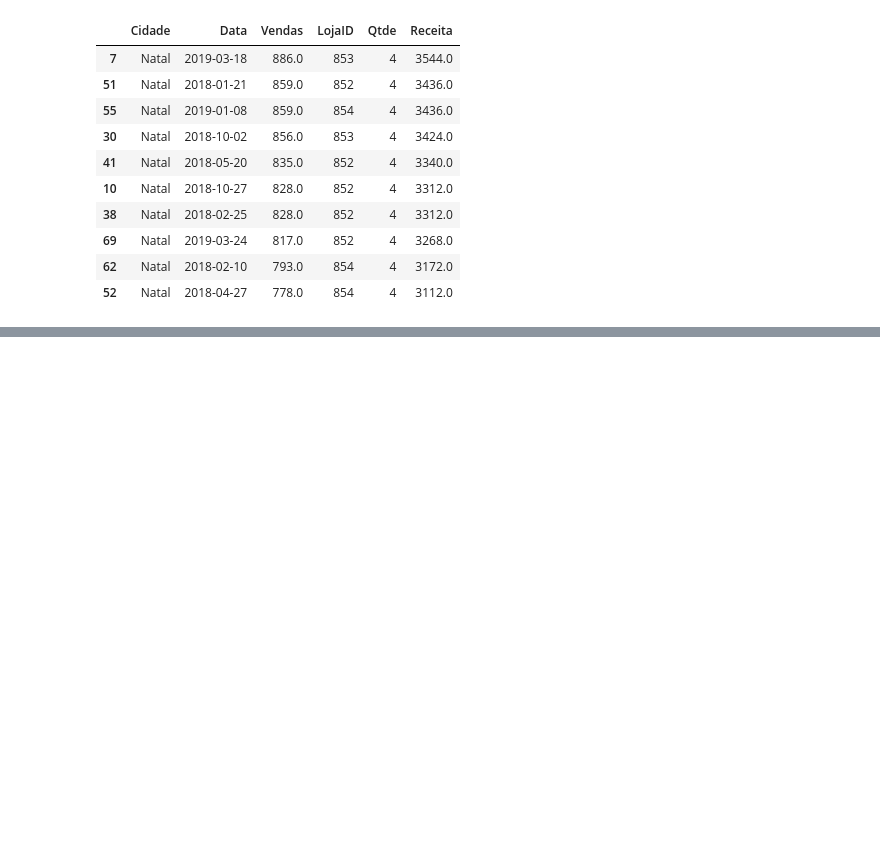
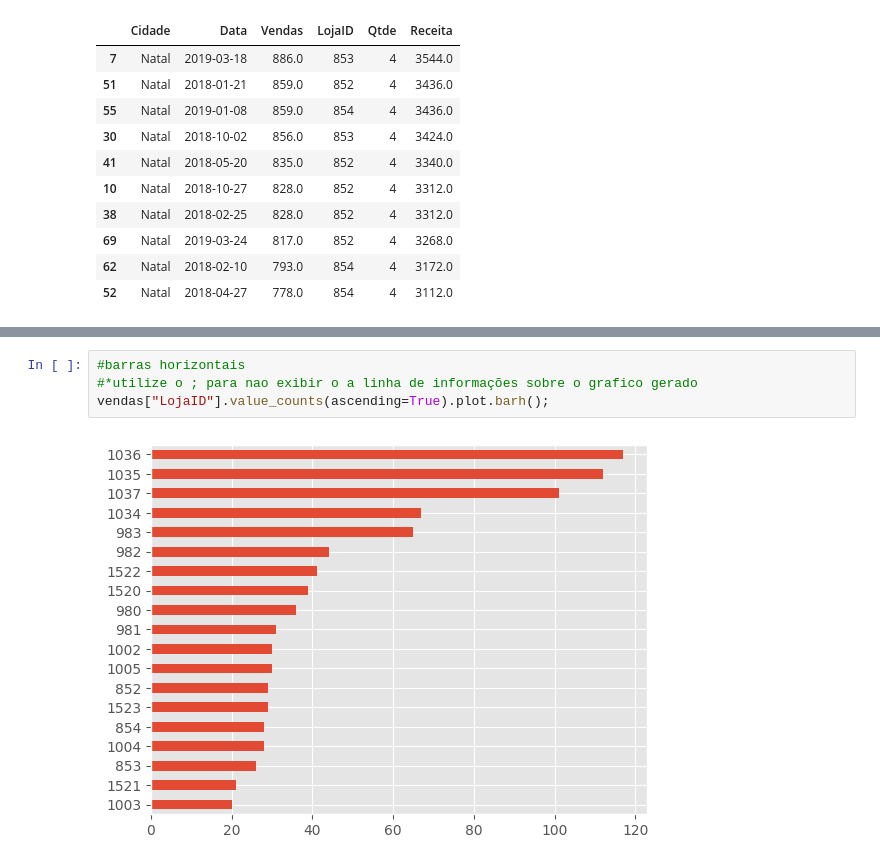
Before and after one commit to helderlopess/desafio_datascience_DIO_UNIMED, a Jupyter notebook: Desafio_codigo_excel.ipynb, the cells around one changed output, grey strips where cells are left out. Drawn from its saved outputs; the diff is of its cells as text; blank space fills up the shorter version.

```diff
--- a/Desafio_codigo_excel.ipynb
+++ b/Desafio_codigo_excel.ipynb
@@ -148,0 +288,6 @@ vendas.sort_values("Receita", ascending=False).head(10)
+# %%
+#barras horizontais
+#*utilize o ; para nao exibir o a linha de informações sobre o grafico gerado
+vendas["LojaID"].value_counts(ascending=True).plot.barh();
+# %% [output]
+[figure, added]
```
Also changed, not shown: parts of 30 cells of this notebook.
